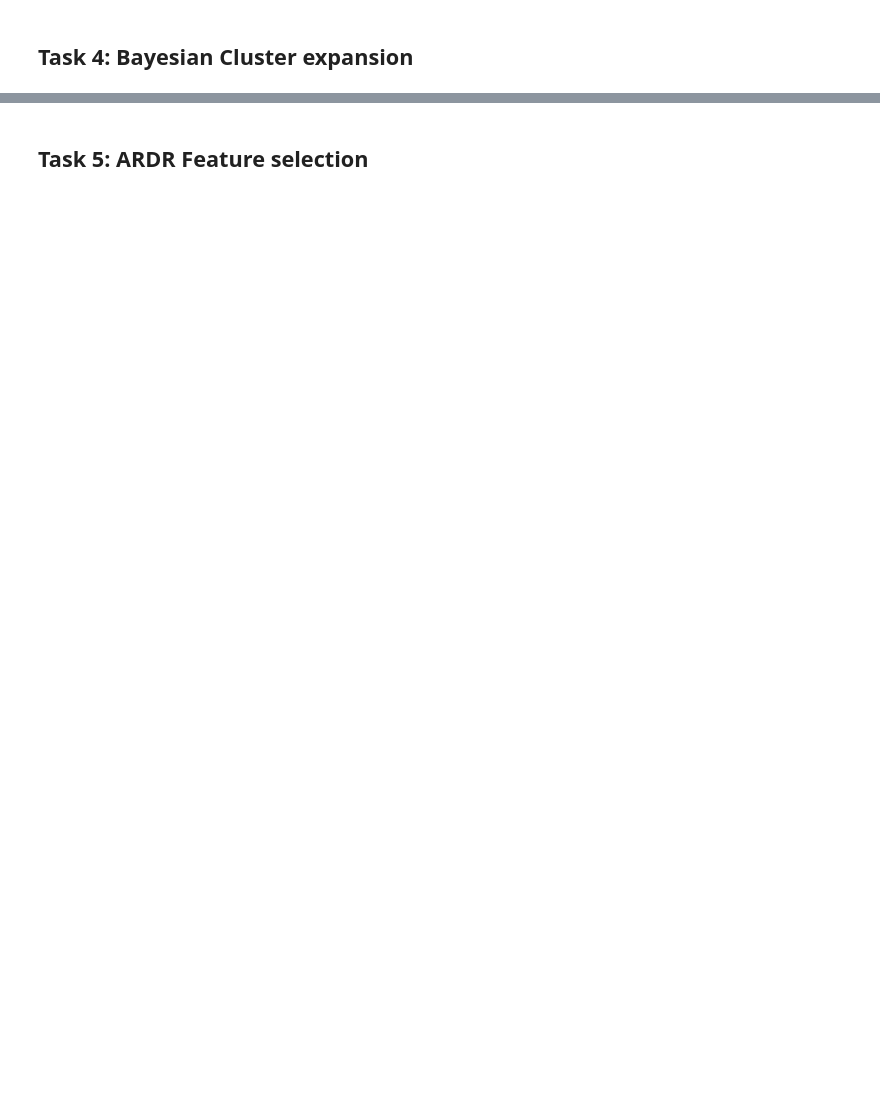
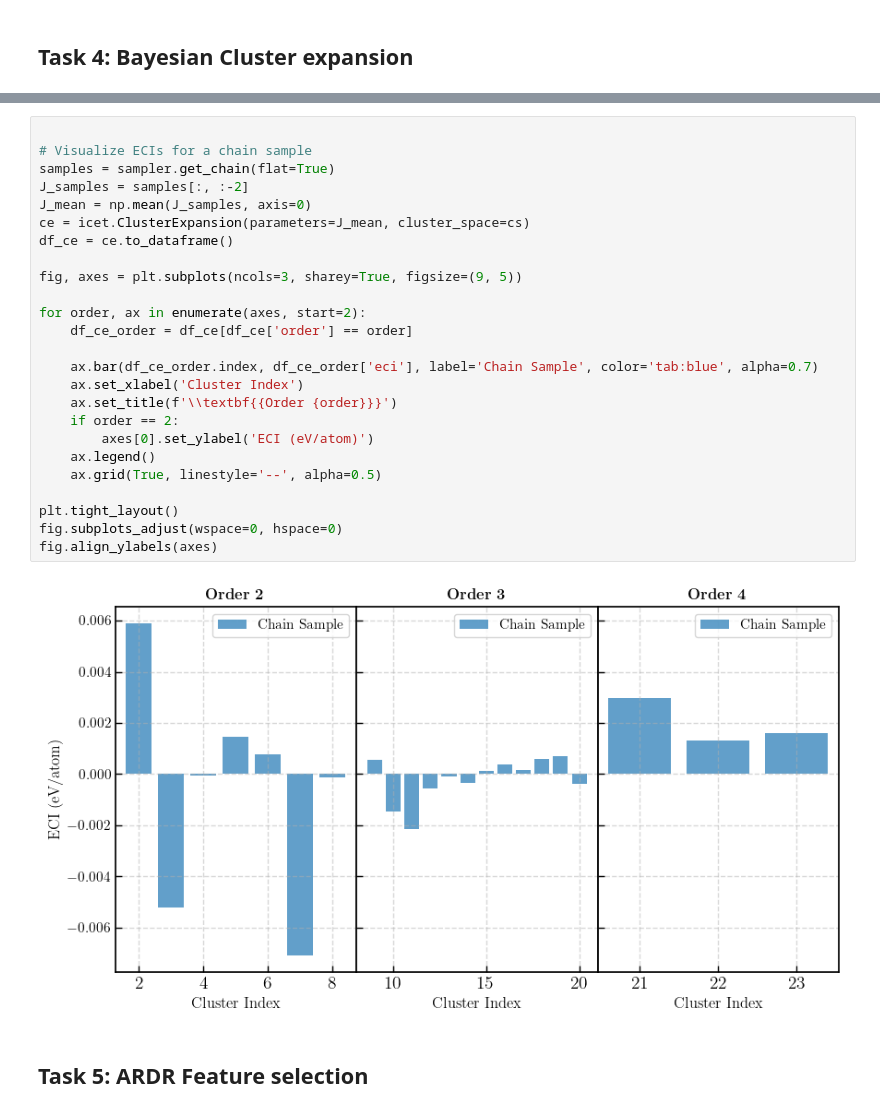
Before and after one commit to stommen/tif345_projects, a Jupyter notebook: project_2a/project2a_LBOS.ipynb, the cells around one changed output, grey strips where cells are left out. Drawn from its saved outputs; the diff is of its cells as text; blank space fills up the shorter version.

```diff
--- a/project_2a/project2a_LBOS.ipynb
+++ b/project_2a/project2a_LBOS.ipynb
@@ -349,2 +428,29 @@ CV-RMSE with optimal gammas: 0.0048 eV/atom
+# %%
+
+# Visualize ECIs for a chain sample
+samples = sampler.get_chain(flat=True)
+J_samples = samples[:, :-2]
+J_mean = np.mean(J_samples, axis=0)
+ce = icet.ClusterExpansion(parameters=J_mean, cluster_space=cs)
+df_ce = ce.to_dataframe()
+
+fig, axes = plt.subplots(ncols=3, sharey=True, figsize=(9, 5))
+
+for order, ax in enumerate(axes, start=2):
+    df_ce_order = df_ce[df_ce['order'] == order]
+
+    ax.bar(df_ce_order.index, df_ce_order['eci'], label='Chain Sample', color='tab:blue', alpha=0.7)
+    ax.set_xlabel('Cluster Index')
+    ax.set_title(f'\\textbf{{Order {order}}}')
+    if order == 2:
+        axes[0].set_ylabel('ECI (eV/atom)')
+    ax.legend()
+    ax.grid(True, linestyle='--', alpha=0.5)
+
+plt.tight_layout()
+fig.subplots_adjust(wspace=0, hspace=0)
+fig.align_ylabels(axes)
+# %% [output]
+[figure, added]
 # %% [markdown]
 ## **Task 5: ARDR Feature selection**
```
Also changed, not shown: parts of 13 cells of this notebook.
